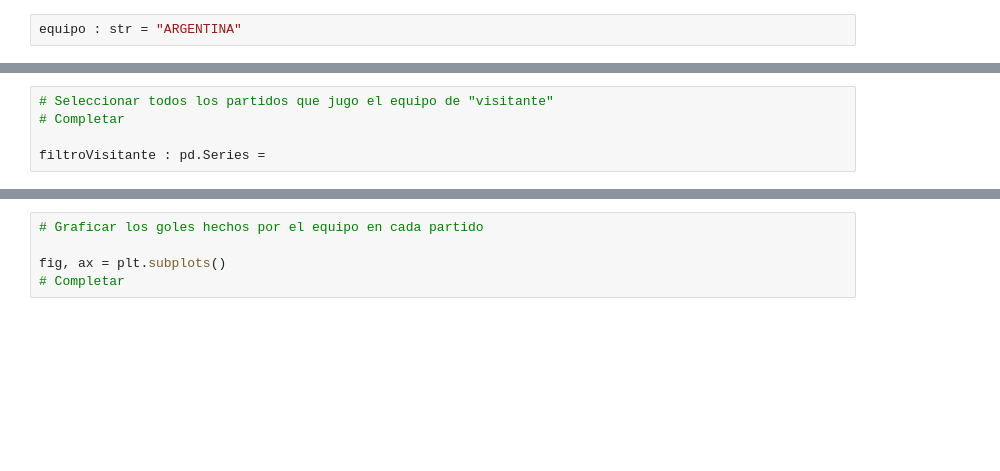
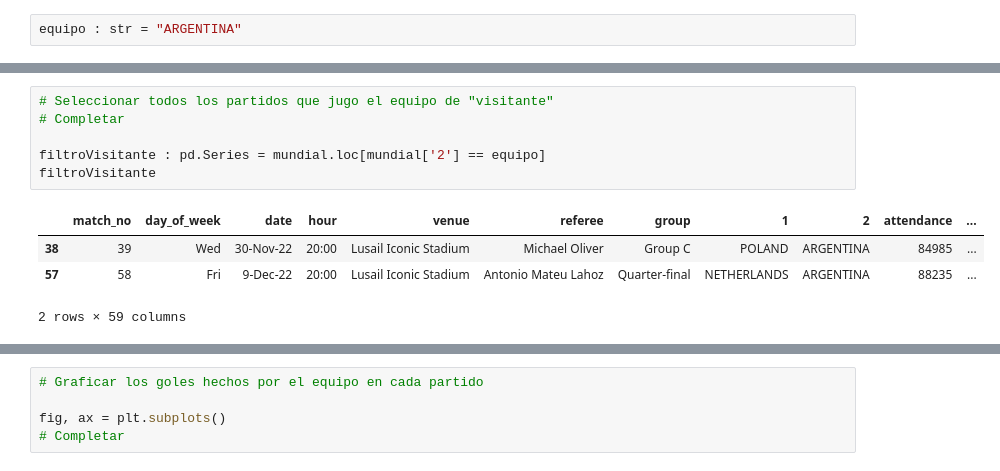
Before and after one commit to sabiojuancruz/mundial-qatar-2022, a Jupyter notebook: mundial_qatar_2022.ipynb, the cells around one changed output, grey strips where cells are left out. Saved outputs shown, nothing was run; the diff lists cells and outputs as text; blank space fills up the shorter version.

```diff
--- a/mundial_qatar_2022.ipynb
+++ b/mundial_qatar_2022.ipynb
@@ -131,8 +170,14 @@ filtroLocal : pd.Series =
 # %%
 # Seleccionar todos los partidos que jugo el equipo de "visitante"
 # Completar
 
-filtroVisitante : pd.Series =
+filtroVisitante : pd.Series = mundial.loc[mundial['2'] == equipo]
+filtroVisitante
+# %% [output]
+|  | match_no | day_of_week | date | hour | venue | referee | group | 1 | 2 | attendance | ... |
+| 38 | 39 | Wed | 30-Nov-22 | 20:00 | Lusail Iconic Stadium | Michael Oliver | Group C | POLAND | ARGENTINA | 84985 | ... |
+| 57 | 58 | Fri | 9-Dec-22 | 20:00 | Lusail Iconic Stadium | Antonio Mateu Lahoz | Quarter-final | NETHERLANDS | ARGENTINA | 88235 | ... |
+2 rows × 59 columns
 # %%
 # Seleccionar todos los partidos que jugo el equipo (de "local" o "visitante")
 # Completar
```
Also changed, not shown: parts of 9 cells of this notebook.
